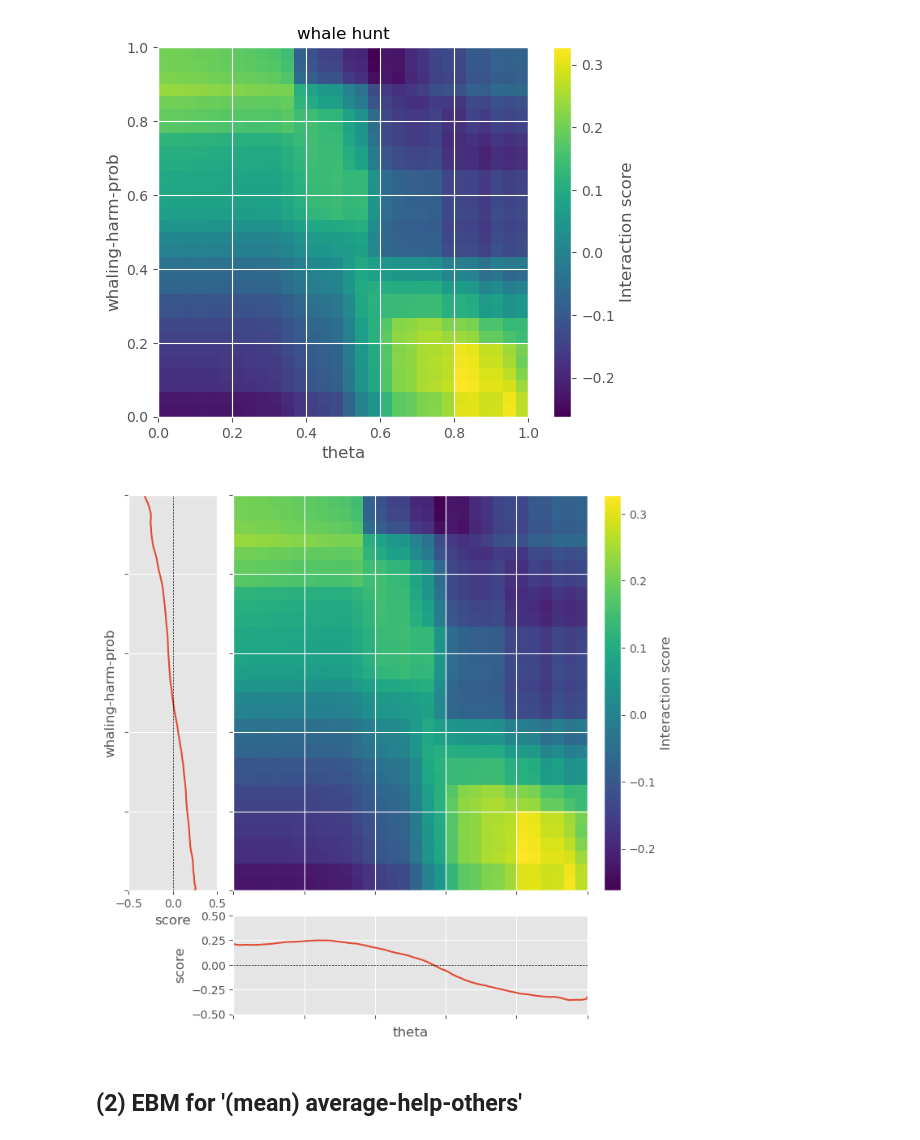
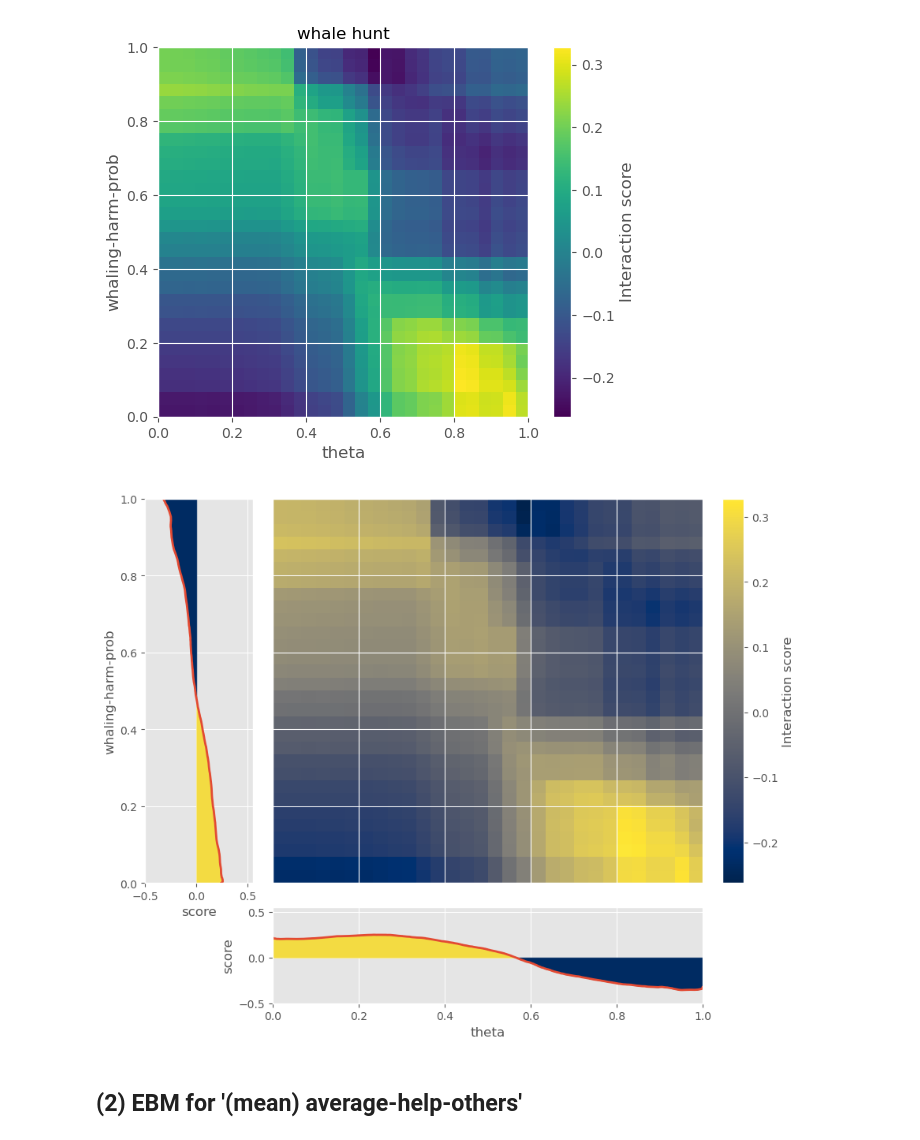
Before and after one commit to jismartin/kawesqarcoop, a Jupyter notebook: notebooks/lhs_analysis_interpretation.ipynb, the cells around one changed output. Saved outputs shown, nothing was run; the diff lists cells and outputs as text; code cells hidden in the pictures.

Commit message:
Correct the interaction plots

```diff
--- a/notebooks/lhs_analysis_interpretation.ipynb
+++ b/notebooks/lhs_analysis_interpretation.ipynb
@@ -289,49 +289,61 @@ dt_parameter_x=ebm_global.data(2) # theta
 dt_parameter_y=ebm_global.data(1) # whaling-harm-prob
 
 # Figure layout
-fig = plt.figure(figsize=(8, 8))
+fig = plt.figure(figsize=(10, 8))
 gs = fig.add_gridspec(2, 3,  width_ratios=(1, 4,0.5), height_ratios=(4, 1),
                       left=0.1, right=0.9, bottom=0.1, top=0.9,
                       wspace=0.1, hspace=0.1)
-ax_ploty = fig.add_subplot(gs[0, 0])
-ax_plotx = fig.add_subplot(gs[1, 1])
-ax_heatmap = fig.add_subplot(gs[0, 1], sharex=ax_plotx, sharey=ax_ploty)
+
+ax_heatmap = fig.add_subplot(gs[0, 1])
+ax_ploty = fig.add_subplot(gs[0, 0],sharey=ax_heatmap)
+ax_plotx = fig.add_subplot(gs[1, 1],sharex=ax_heatmap)
 ax_colorbar = fig.add_subplot(gs[0, 2])
 ax_colorbar.axis('off')
 
 # Create a hetamap plot in the middle
-hmp = ax_heatmap.imshow(dt_interaction.get('scores'), cmap='viridis',origin='lower',extent=[0,1,0,1],aspect='auto')
+hmp = ax_heatmap.imshow(dt_interaction.get('scores'), cmap='cividis',origin='lower',extent=[0,1,0,1],aspect='auto')
 divider = make_axes_locatable(ax_colorbar)
 cax = divider.append_axes("left", size="75%", pad=0.05)
 fig.colorbar(hmp, ax=ax_colorbar, cax=cax, label='Interaction score')
-ax_heatmap.set_xticklabels([])
-ax_heatmap.set_yticklabels([])
+ax_heatmap.tick_params(axis='both', which='both', bottom=False, top=False, left=False, right=False, labelbottom=False)
+ax_heatmap.tick_params(axis='both',labelcolor='white')
 box = ax_heatmap.get_position()
+
+# For filling the area above and below the line
+cmap = plt.get_cmap('cividis')
+color_positive = cmap(0.95)  # color at the high end of the colormap
+color_negative = cmap(0.05)  # color at the low end of the colormap
 
 # Create line plot above the contour plot: theta
 x_vals = dt_parameter_x.get('names')[1:]
 y_vals = dt_parameter_x.get('scores')
-ax_plotx.plot(x_vals, y_vals)
+ax_plotx.plot(x_vals, y_vals,linewidth=2)
+# Fill the area above and below the line
+ax_plotx.fill_between(x_vals, y_vals, where=y_vals>=0, color=color_positive)
+ax_plotx.fill_between(x_vals, y_vals, where=y_vals<0, color=color_negative)
 ax_plotx.set(xlim=(0,1))
-ax_plotx.set(ylim=(-0.5,0.5))
+ax_plotx.set(ylim=(-0.5,0.55))
 ax_plotx.set_xlabel('theta')
 ax_plotx.set_ylabel('score')
-ax_plotx.axhline(0, color='black',linewidth=0.5, linestyle='--')
+#ax_plotx.axhline(0, color='black',linewidth=0.5, linestyle='--')
 
 # Create line plot to the left of the contour plot: whaling-harm-prob
 x_vals = dt_parameter_y.get('names')[1:]
 y_vals = dt_parameter_y.get('scores')
-ax_ploty.plot(y_vals,x_vals)
+ax_ploty.plot(y_vals,x_vals,linewidth=2)
+# Fill the area above and below the line
+ax_ploty.fill_betweenx(x_vals, y_vals, where=y_vals>=0, color=color_positive)
+ax_ploty.fill_betweenx(x_vals, y_vals, where=y_vals<0, color=color_negative)
 ax_ploty.set(ylim=(0,1))
-ax_ploty.set(xlim=(-0.5,0.5))
+ax_ploty.set(xlim=(-0.5,0.55))
 ax_ploty.set_ylabel('whaling-harm-prob')
 ax_ploty.set_xlabel('score')
-ax_ploty.axvline(0, color='black',linewidth=0.5, linestyle='--')
+#ax_ploty.axvline(0, color='black',linewidth=0.5, linestyle='--')
 
 plt.savefig('../figures/ebm_interaction_whale_hunt_theta_whaling_harm_prob_2.svg',format='svg',bbox_inches='tight')
 plt.show()
 # %% [output]
-[figure, old version]
+[figure, new version]
 # %% [markdown]
 ## (2) EBM for '(mean) average-help-others'
 # %%
```
Also changed, not shown: parts of 4 cells of this notebook, 2 other files.
